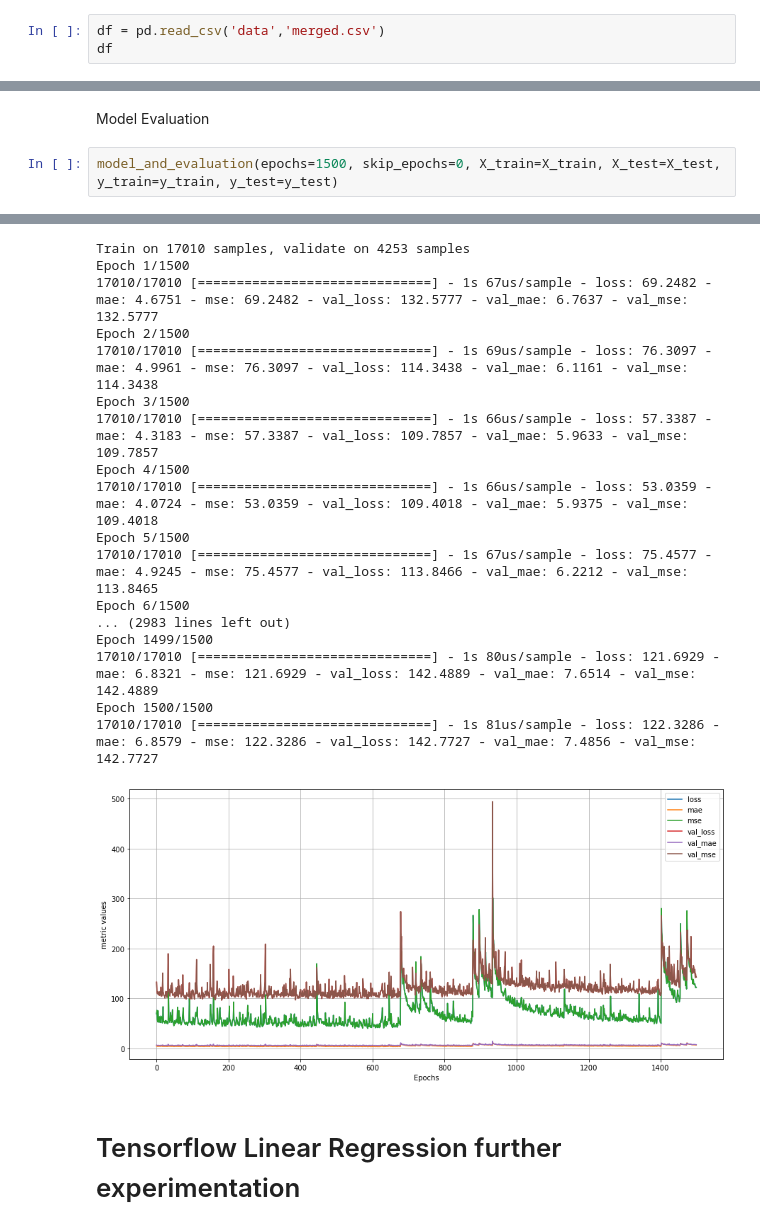
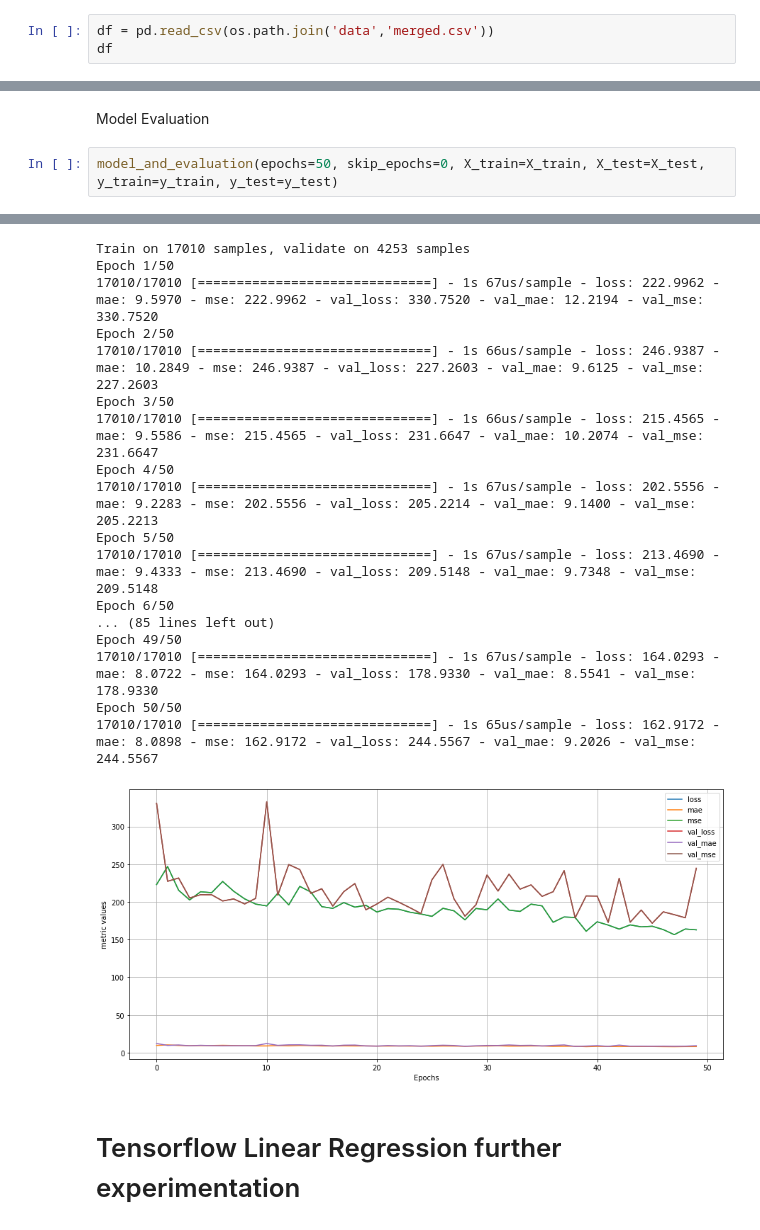
Before and after one commit to AymanSulaiman/superconductor-analysis-and-prediction, a Jupyter notebook: Experimentation_on_merged_data.ipynb, the cells around one changed output, grey strips where cells are left out. Saved outputs shown, nothing was run; the diff lists cells and outputs as text.

```diff
--- a/Experimentation_on_merged_data.ipynb
+++ b/Experimentation_on_merged_data.ipynb
@@ -21,7 +22,7 @@ import tensorflow_docs.modeling
 # %% [output]
 2.1.0
 # %%
-df = pd.read_csv('data','merged.csv')
+df = pd.read_csv(os.path.join('data','merged.csv'))
 df
 # %% [output]
 |  | number_of_elements | mean_atomic_mass | wtd_mean_atomic_mass | gmean_atomic_mass | wtd_gmean_atomic_mass | ... |
@@ -234,7 +235,7 @@ Epoch 10/10
 # %% [markdown]
 Model Evaluation
 # %%
-model_and_evaluation(epochs=1500, skip_epochs=0, X_train=X_train, X_test=X_test, y_train=y_train, y_test=y_test)
+model_and_evaluation(epochs=50, skip_epochs=0, X_train=X_train, X_test=X_test, y_train=y_train, y_test=y_test)
 # %% [output]
 Model: "sequential_1"
 _________________________________________________________________
@@ -257,21 +258,21 @@ Validation r2: 0.8965
 Train on 17010 samples, validate on 4253 samples
-Epoch 1/1500
-17010/17010 [==============================] - 1s 67us/sample - loss: 69.2482 - mae: 4.6751 - mse: 69.2482 - val_loss: 132.5777 - val_mae: 6.7637 - val_mse: 132.5777
-Epoch 2/1500
-17010/17010 [==============================] - 1s 69us/sample - loss: 76.3097 - mae: 4.9961 - mse: 76.3097 - val_loss: 114.3438 - val_mae: 6.1161 - val_mse: 114.3438
-Epoch 3/1500
-17010/17010 [==============================] - 1s 66us/sample - loss: 57.3387 - mae: 4.3183 - mse: 57.3387 - val_loss: 109.7857 - val_mae: 5.9633 - val_mse: 109.7857
-Epoch 4/1500
-17010/17010 [==============================] - 1s 66us/sample - loss: 53.0359 - mae: 4.0724 - mse: 53.0359 - val_loss: 109.4018 - val_mae: 5.9375 - val_mse: 109.4018
-Epoch 5/1500
-17010/17010 [==============================] - 1s 67us/sample - loss: 75.4577 - mae: 4.9245 - mse: 75.4577 - val_loss: 113.8466 - val_mae: 6.2212 - val_mse: 113.8465
-Epoch 6/1500
-... (2983 lines left out)
-Epoch 1499/1500
-17010/17010 [==============================] - 1s 80us/sample - loss: 121.6929 - mae: 6.8321 - mse: 121.6929 - val_loss: 142.4889 - val_mae: 7.6514 - val_mse: 142.4889
-Epoch 1500/1500
-17010/17010 [==============================] - 1s 81us/sample - loss: 122.3286 - mae: 6.8579 - mse: 122.3286 - val_loss: 142.7727 - val_mae: 7.4856 - val_mse: 142.7727
+Epoch 1/50
+17010/17010 [==============================] - 1s 67us/sample - loss: 222.9962 - mae: 9.5970 - mse: 222.9962 - val_loss: 330.7520 - val_mae: 12.2194 - val_mse: 330.7520
+Epoch 2/50
+17010/17010 [==============================] - 1s 66us/sample - loss: 246.9387 - mae: 10.2849 - mse: 246.9387 - val_loss: 227.2603 - val_mae: 9.6125 - val_mse: 227.2603
+Epoch 3/50
+17010/17010 [==============================] - 1s 66us/sample - loss: 215.4565 - mae: 9.5586 - mse: 215.4565 - val_loss: 231.6647 - val_mae: 10.2074 - val_mse: 231.6647
+Epoch 4/50
+17010/17010 [==============================] - 1s 67us/sample - loss: 202.5556 - mae: 9.2283 - mse: 202.5556 - val_loss: 205.2214 - val_mae: 9.1400 - val_mse: 205.2213
+Epoch 5/50
+17010/17010 [==============================] - 1s 67us/sample - loss: 213.4690 - mae: 9.4333 - mse: 213.4690 - val_loss: 209.5148 - val_mae: 9.7348 - val_mse: 209.5148
+Epoch 6/50
+... (85 lines left out)
+Epoch 49/50
+17010/17010 [==============================] - 1s 67us/sample - loss: 164.0293 - mae: 8.0722 - mse: 164.0293 - val_loss: 178.9330 - val_mae: 8.5541 - val_mse: 178.9330
+Epoch 50/50
+17010/17010 [==============================] - 1s 65us/sample - loss: 162.9172 - mae: 8.0898 - mse: 162.9172 - val_loss: 244.5567 - val_mae: 9.2026 - val_mse: 244.5567
-[figure, old version]
+[figure, new version]
 # %% [markdown]
 # Tensorflow Linear Regression further experimentation
 # %%
```
Also changed, not shown: parts of 21 cells of this notebook, 3 other files.
